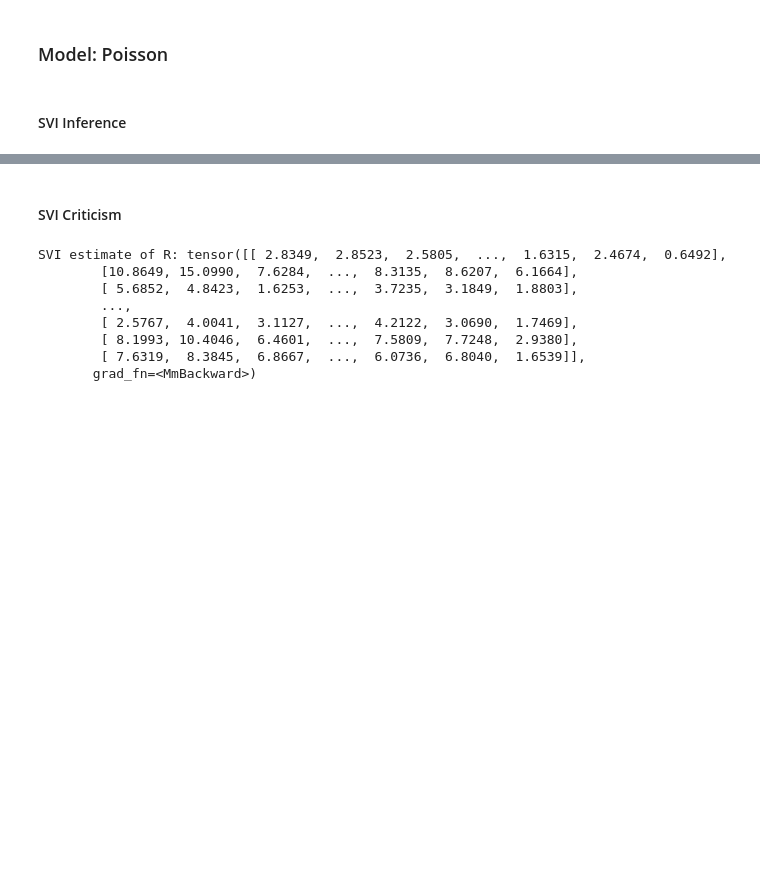
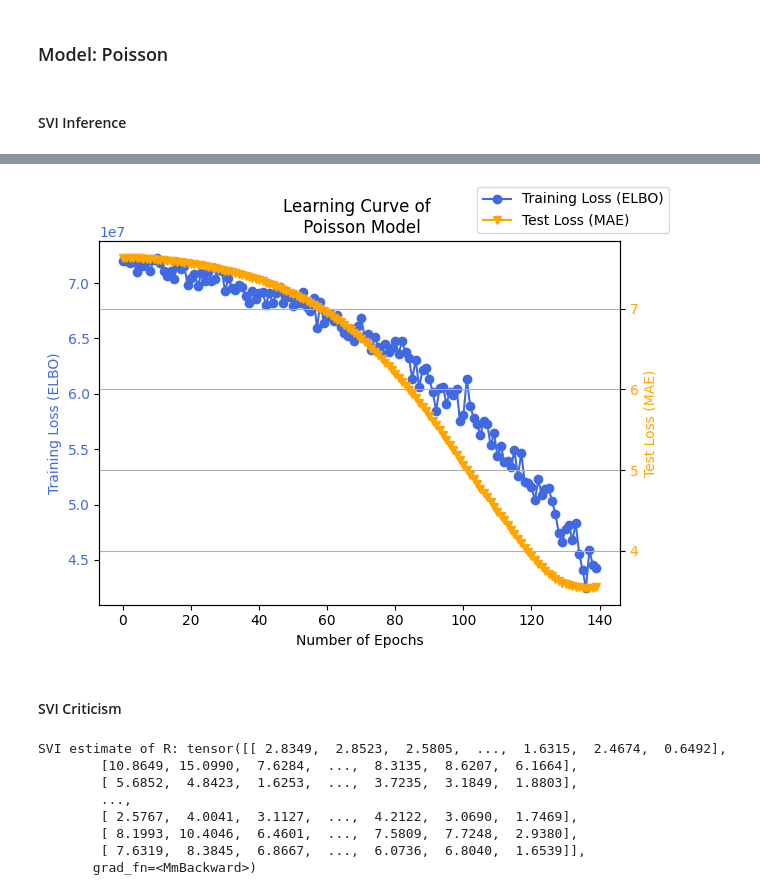
Before and after one commit to wq1701/mlpp_final, a Jupyter notebook: final-project/anime_recommendation.ipynb, the cells around one changed output, grey strips where cells are left out. Cells and saved outputs as stored; diff of their text form; code cells hidden in the pictures; blank space fills up the shorter version.

```diff
--- a/final-project/anime_recommendation.ipynb
+++ b/final-project/anime_recommendation.ipynb
@@ -249,0 +165,2 @@ plt.show()
+# %%
+loss_list, mae_list = run_PoissonMF(anime_matrix_train, anime_data_test, k = k, mae_tol = 0.02)
@@ -250,3 +199,7 @@ plt.show()
+# %%
+learning_curve_plot(loss_list, mae_list, title="Learning Curve of \n Poisson Model")
+# %% [output]
+[figure, added]
 # %% [markdown]
 #### SVI Criticism
 # %%
```
Also changed, not shown: parts of 16 cells of this notebook, 3 other files.
